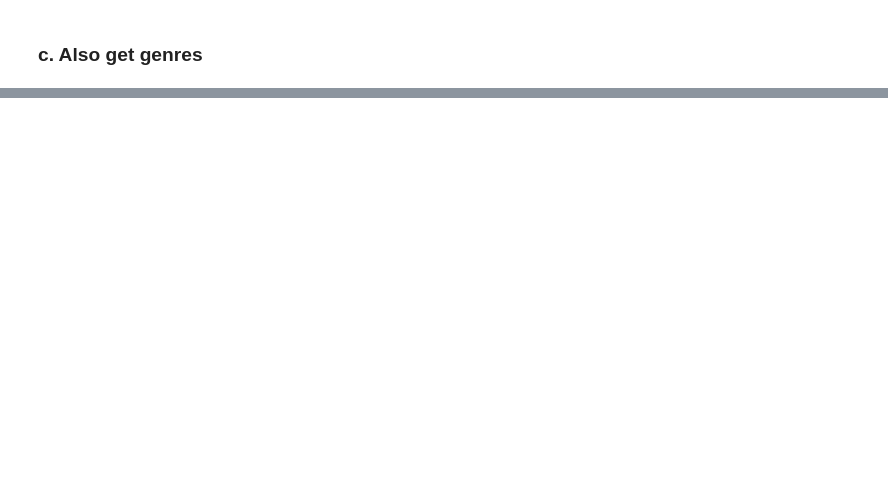
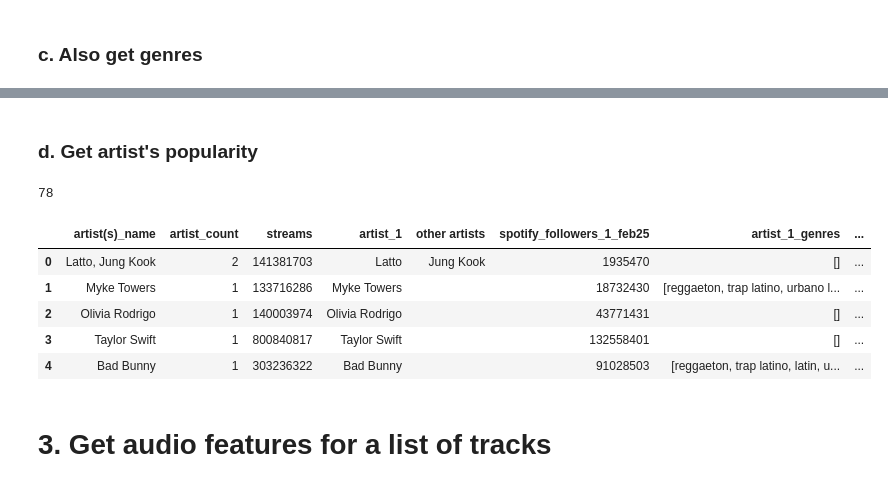
Before and after one commit to luciewparis/streamlit_spotify_project_ghl, a Jupyter notebook: notebooks/get_spotify_data.ipynb, the cells around one changed output, grey strips where cells are left out. Drawn from its saved outputs; the diff is of its cells as text; code cells hidden in the pictures; blank space fills up the shorter version.

```diff
--- a/notebooks/get_spotify_data.ipynb
+++ b/notebooks/get_spotify_data.ipynb
@@ -297,0 +299,4 @@ fetch_followers(df.iloc[0])
+# %%
+df['artist_1_genres']=df.apply(fetch_genres, axis=1)
+df
+# a lot of artists now no longer have genres: seems to be a recent change with no communication by spotify (see https://community.spotify.com/t5/Spotify-for-Developers/Genres-from-artists-have-been-removed/td-p/6659559)
@@ -297,0 +310,37 @@ fetch_followers(df.iloc[0])
+# %% [markdown]
+### d. Get artist's popularity
+# %%
+# Definition: The popularity of the artist. (https://developer.spotify.com/documentation/web-api/reference/get-an-artist)
+# The value will be between 0 and 100, with 100 being the most popular. The artist's popularity is calculated from the popularity of all the artist's tracks.
+def fetch_artist_popularity(row):
+    artist_name= row['artist_1']
+    url_artist=artist_name.replace(' ','+')
+    response_artist_search = requests.get(BASE_URL + 'search?q='+url_artist+'&type=artist', headers=headers)
+
+    if response_artist_search.status_code == 200:
+        artist_id = response_artist_search.json().get('artists')['items'][0]['id']
+        response_artist_found = requests.get(BASE_URL + 'artists/'+artist_id, headers=headers)
+        if response_artist_found.status_code == 200:
+            genres = response_artist_found.json().get('popularity')
+            return genres
+        else:
+            return "Error: "+ str(response_artist_found.status_code)
+    else:
+        return "Error: "+ str(response_artist_search.status_code)
+
+
+fetch_artist_popularity(df.iloc[0])
+# %% [output]
+78
+# %%
+df['artist_1_popularity_feb25']=df.apply(fetch_artist_popularity, axis=1)
+df
+# %% [output]
+|  | artist(s)_name | artist_count | streams | artist_1 | other artists | spotify_followers_1_feb25 | artist_1_genres | ... |
+| 0 | Latto, Jung Kook | 2 | 141381703 | Latto | Jung Kook | 1935470 | [] | ... |
+| 1 | Myke Towers | 1 | 133716286 | Myke Towers |  | 18732430 | [reggaeton, trap latino, urbano l... | ... |
+| 2 | Olivia Rodrigo | 1 | 140003974 | Olivia Rodrigo |  | 43771431 | [] | ... |
+| 3 | Taylor Swift | 1 | 800840817 | Taylor Swift |  | 132558401 | [] | ... |
+| 4 | Bad Bunny | 1 | 303236322 | Bad Bunny |  | 91028503 | [reggaeton, trap latino, latin, u... | ... |
+# %% [markdown]
+# 3. Get audio features for a list of tracks
```
Also changed, not shown: parts of 32 cells of this notebook, 3 other files.
